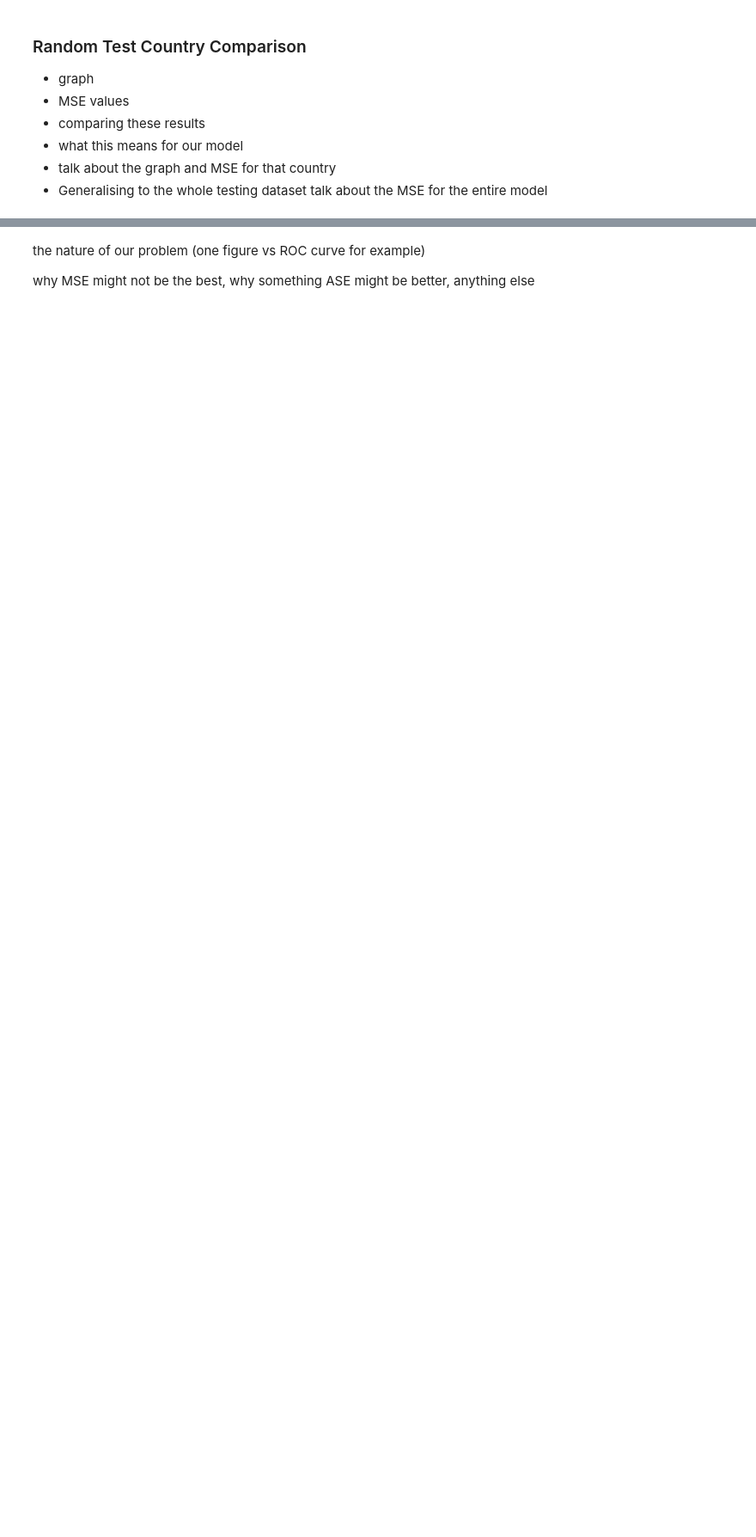
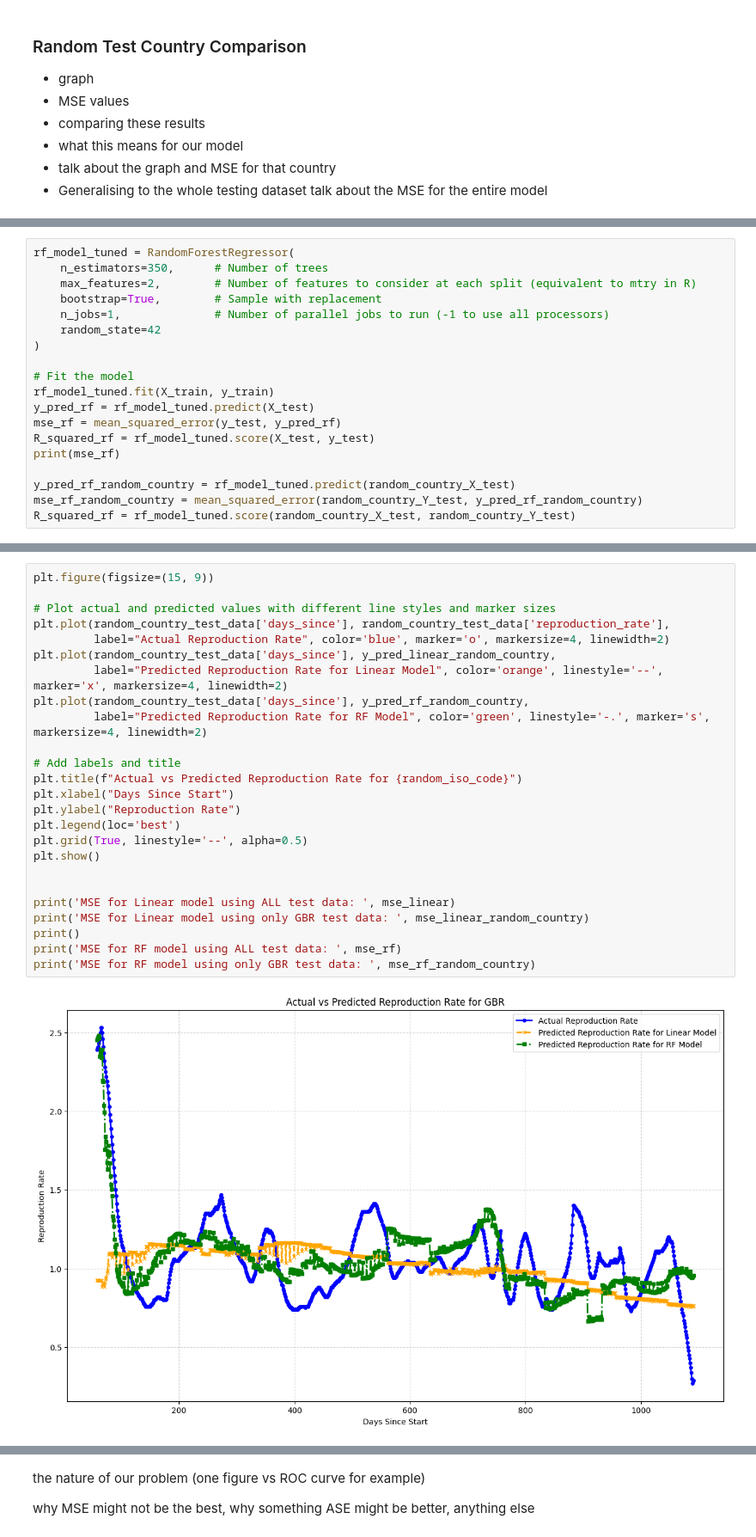
Before and after one commit to markmilner21/Assessment-1-Supervised-Prediction, a Jupyter notebook: Report/07-Conclusion.ipynb, the cells around one changed output, grey strips where cells are left out. Shown at 86% size. Saved outputs shown, nothing was run; the diff lists cells and outputs as text; blank space fills up the shorter version.

```diff
--- a/Report/07-Conclusion.ipynb
+++ b/Report/07-Conclusion.ipynb
@@ -20,0 +122,19 @@ print(random_iso_code)
+# %%
+rf_model_tuned = RandomForestRegressor(
+    n_estimators=350,      # Number of trees
+    max_features=2,        # Number of features to consider at each split (equivalent to mtry in R)
+    bootstrap=True,        # Sample with replacement
+    n_jobs=1,              # Number of parallel jobs to run (-1 to use all processors)
+    random_state=42
+)
+
+# Fit the model
+rf_model_tuned.fit(X_train, y_train)
+y_pred_rf = rf_model_tuned.predict(X_test)
+mse_rf = mean_squared_error(y_test, y_pred_rf)
+R_squared_rf = rf_model_tuned.score(X_test, y_test)
+print(mse_rf)
+
+y_pred_rf_random_country = rf_model_tuned.predict(random_country_X_test)
+mse_rf_random_country = mean_squared_error(random_country_Y_test, y_pred_rf_random_country)
+R_squared_rf = rf_model_tuned.score(random_country_X_test, random_country_Y_test)
@@ -20,0 +147,27 @@ print(random_iso_code)
+# %%
+plt.figure(figsize=(15, 9))
+
+# Plot actual and predicted values with different line styles and marker sizes
+plt.plot(random_country_test_data['days_since'], random_country_test_data['reproduction_rate'],
+         label="Actual Reproduction Rate", color='blue', marker='o', markersize=4, linewidth=2)
+plt.plot(random_country_test_data['days_since'], y_pred_linear_random_country,
+         label="Predicted Reproduction Rate for Linear Model", color='orange', linestyle='--', marker='x', markersize=4, linewidth=2)
+plt.plot(random_country_test_data['days_since'], y_pred_rf_random_country,
+         label="Predicted Reproduction Rate for RF Model", color='green', linestyle='-.', marker='s', markersize=4, linewidth=2)
+
+# Add labels and title
+plt.title(f"Actual vs Predicted Reproduction Rate for {random_iso_code}")
+plt.xlabel("Days Since Start")
+plt.ylabel("Reproduction Rate")
+plt.legend(loc='best')
+plt.grid(True, linestyle='--', alpha=0.5)
+plt.show()
+
+
+print('MSE for Linear model using ALL test data: ', mse_linear)
+print('MSE for Linear model using only GBR test data: ', mse_linear_random_country)
+print()
+print('MSE for RF model using ALL test data: ', mse_rf)
+print('MSE for RF model using only GBR test data: ', mse_rf_random_country)
+# %% [output]
+[figure, added]
```
Also changed, not shown: parts of 28 cells of this notebook, 2 other files.
